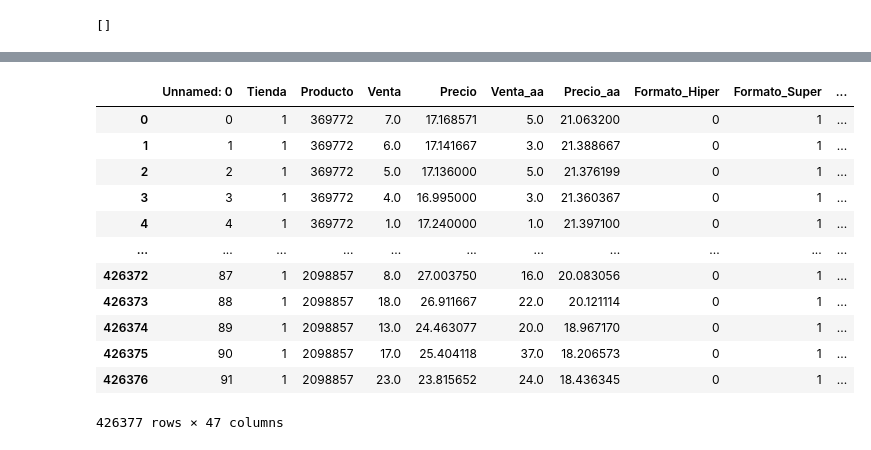
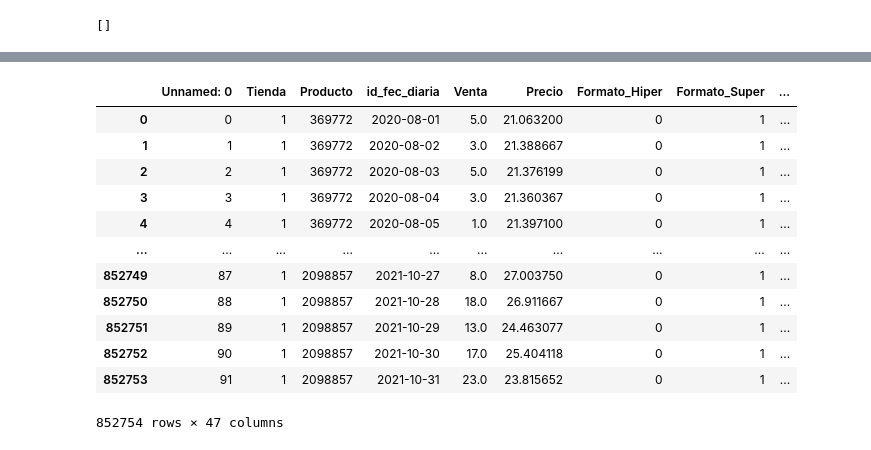
Before and after one commit to AlanMLCH/pythonDataScience, a Jupyter notebook: enkiForecasting/EDA.ipynb, the cells around one changed output, grey strips where cells are left out. Cells and saved outputs as stored; diff of their text form; code cells hidden in the pictures.

```diff
--- a/enkiForecasting/EDA.ipynb
+++ b/enkiForecasting/EDA.ipynb
@@ -231,12 +280,14 @@ list_years
+# %%
+new_total_rows = twoYearsDataframeConcat.shape[0]
 # %%
-for i in range(total_rows):
-    list_months.append(storeFirstDataframeDateChanged['id_fec_diaria'][i].month)
+for i in range(new_total_rows):
+    list_months.append(twoYearsDataframeConcat['id_fec_diaria'][i].month)
 
-for i in range(total_rows):
-    list_days.append(storeFirstDataframeDateChanged['id_fec_diaria'][i].day)
+for j in range(new_total_rows):
+    list_days.append(twoYearsDataframeConcat['id_fec_diaria'][j].day)
 
-for i in range(total_rows):
-    list_years.append(storeFirstDataframeDateChanged['id_fec_diaria'][i].year)
+for k in range(new_total_rows):
+    list_years.append(twoYearsDataframeConcat['id_fec_diaria'][k].year)
 # %%
 list_months = pd.Series(list_months)
 list_days = pd.Series(list_days)
@@ -253,5 +313,5 @@ storeFirstDataframeDateChanged.head()
 # %%
-storeFirstDataframeDateChanged['Mes'] = list_months
-storeFirstDataframeDateChanged['Day'] = list_days
-storeFirstDataframeDateChanged['Year'] = list_years
+twoYearsDataframeConcat['Mes'] = list_months
+twoYearsDataframeConcat['Day'] = list_days
+twoYearsDataframeConcat['Year'] = list_years
 # %%
@@ -268,5 +346,5 @@ storeFirstDataframeDateChanged = storeFirstDataframeDateChanged.drop('id_fec_dia
 # %%
-storeFirstDataframeFeatureDates = storeFirstDataframeDateChanged.copy()
+storeFirstDataframeFeatureDates = twoYearsDataframeConcat.copy()
 # %%
 storeFirstDataframeFeatureDates.head()
 # %% [output]
@@ -279,21 +357,21 @@ storeFirstDataframeFeatureDates.head()
 # %%
 storeFirstDataframeFeatureDates = pd.get_dummies(storeFirstDataframeFeatureDates,
-                                            columns = ['Formato', 'Subformato', 'Day', 'Mes', 'Year'])
+                                            columns = ['Formato', 'Subformato', 'Day', 'Mes', 'Year'], drop_first=False)
 storeFirstDataframeFeatureDates
 # %% [output]
-|  | Unnamed: 0 | Tienda | Producto | Venta | Precio | Venta_aa | Precio_aa | Formato_Hiper | Formato_Super | ... |
-| 0 | 0 | 1 | 369772 | 7.0 | 17.168571 | 5.0 | 21.063200 | 0 | 1 | ... |
-| 1 | 1 | 1 | 369772 | 6.0 | 17.141667 | 3.0 | 21.388667 | 0 | 1 | ... |
-| 2 | 2 | 1 | 369772 | 5.0 | 17.136000 | 5.0 | 21.376199 | 0 | 1 | ... |
-| 3 | 3 | 1 | 369772 | 4.0 | 16.995000 | 3.0 | 21.360367 | 0 | 1 | ... |
-| 4 | 4 | 1 | 369772 | 1.0 | 17.240000 | 1.0 | 21.397100 | 0 | 1 | ... |
-| ... | ... | ... | ... | ... | ... | ... | ... | ... | ... | ... |
-| 426372 | 87 | 1 | 2098857 | 8.0 | 27.003750 | 16.0 | 20.083056 | 0 | 1 | ... |
-| 426373 | 88 | 1 | 2098857 | 18.0 | 26.911667 | 22.0 | 20.121114 | 0 | 1 | ... |
-| 426374 | 89 | 1 | 2098857 | 13.0 | 24.463077 | 20.0 | 18.967170 | 0 | 1 | ... |
-| 426375 | 90 | 1 | 2098857 | 17.0 | 25.404118 | 37.0 | 18.206573 | 0 | 1 | ... |
-| 426376 | 91 | 1 | 2098857 | 23.0 | 23.815652 | 24.0 | 18.436345 | 0 | 1 | ... |
+|  | Unnamed: 0 | Tienda | Producto | id_fec_diaria | Venta | Precio | Formato_Hiper | Formato_Super | ... |
+| 0 | 0 | 1 | 369772 | 2020-08-01 | 5.0 | 21.063200 | 0 | 1 | ... |
+| 1 | 1 | 1 | 369772 | 2020-08-02 | 3.0 | 21.388667 | 0 | 1 | ... |
+| 2 | 2 | 1 | 369772 | 2020-08-03 | 5.0 | 21.376199 | 0 | 1 | ... |
+| 3 | 3 | 1 | 369772 | 2020-08-04 | 3.0 | 21.360367 | 0 | 1 | ... |
+| 4 | 4 | 1 | 369772 | 2020-08-05 | 1.0 | 21.397100 | 0 | 1 | ... |
+| ... | ... | ... | ... | ... | ... | ... | ... | ... | ... |
+| 852749 | 87 | 1 | 2098857 | 2021-10-27 | 8.0 | 27.003750 | 0 | 1 | ... |
+| 852750 | 88 | 1 | 2098857 | 2021-10-28 | 18.0 | 26.911667 | 0 | 1 | ... |
+| 852751 | 89 | 1 | 2098857 | 2021-10-29 | 13.0 | 24.463077 | 0 | 1 | ... |
+| 852752 | 90 | 1 | 2098857 | 2021-10-30 | 17.0 | 25.404118 | 0 | 1 | ... |
+| 852753 | 91 | 1 | 2098857 | 2021-10-31 | 23.0 | 23.815652 | 0 | 1 | ... |
-426377 rows × 47 columns
+852754 rows × 47 columns
 # %%
 storeFirstDataframeFeatureDates.describe(include='all')
 # %% [output]
```
Also changed, not shown: parts of 30 cells of this notebook.
